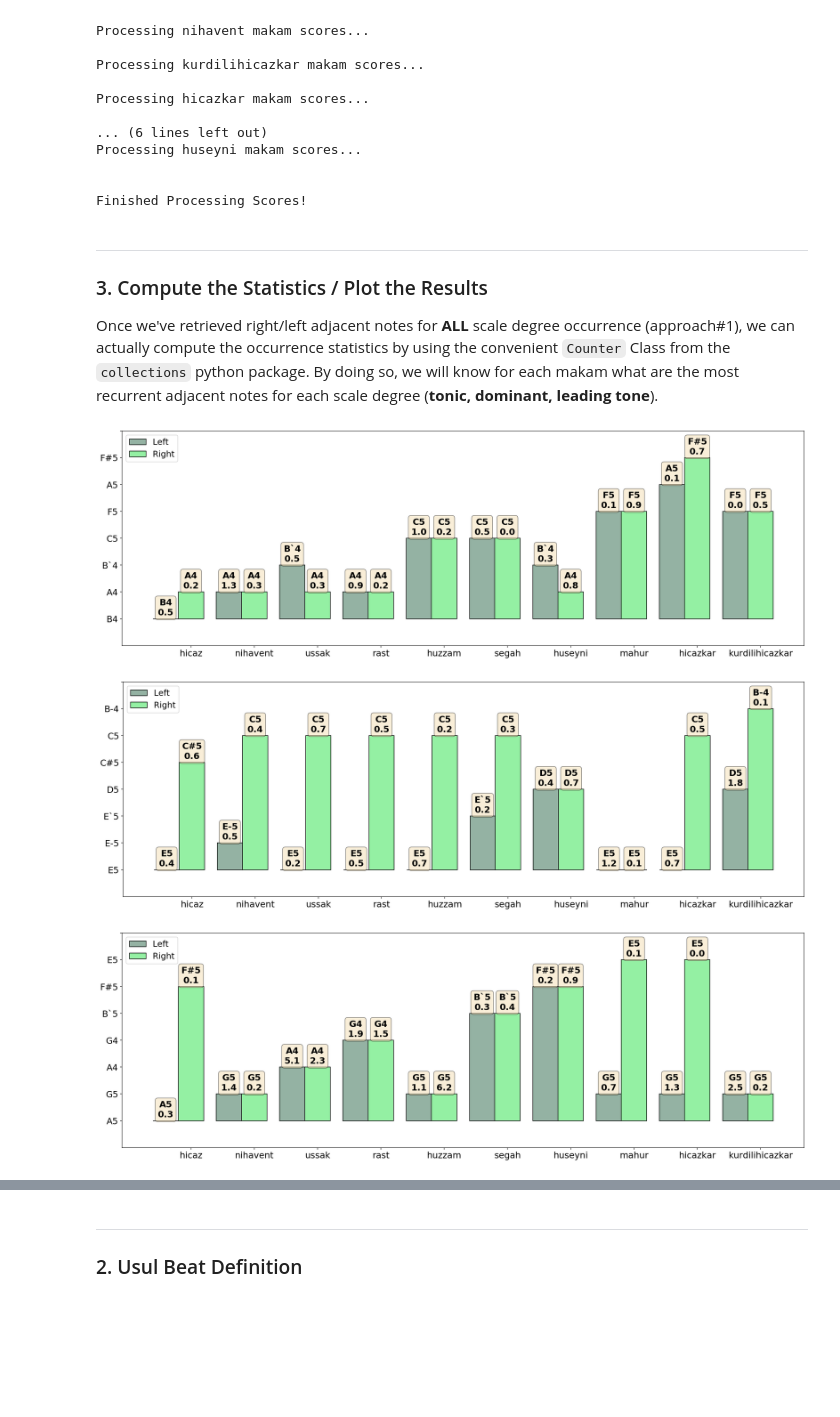
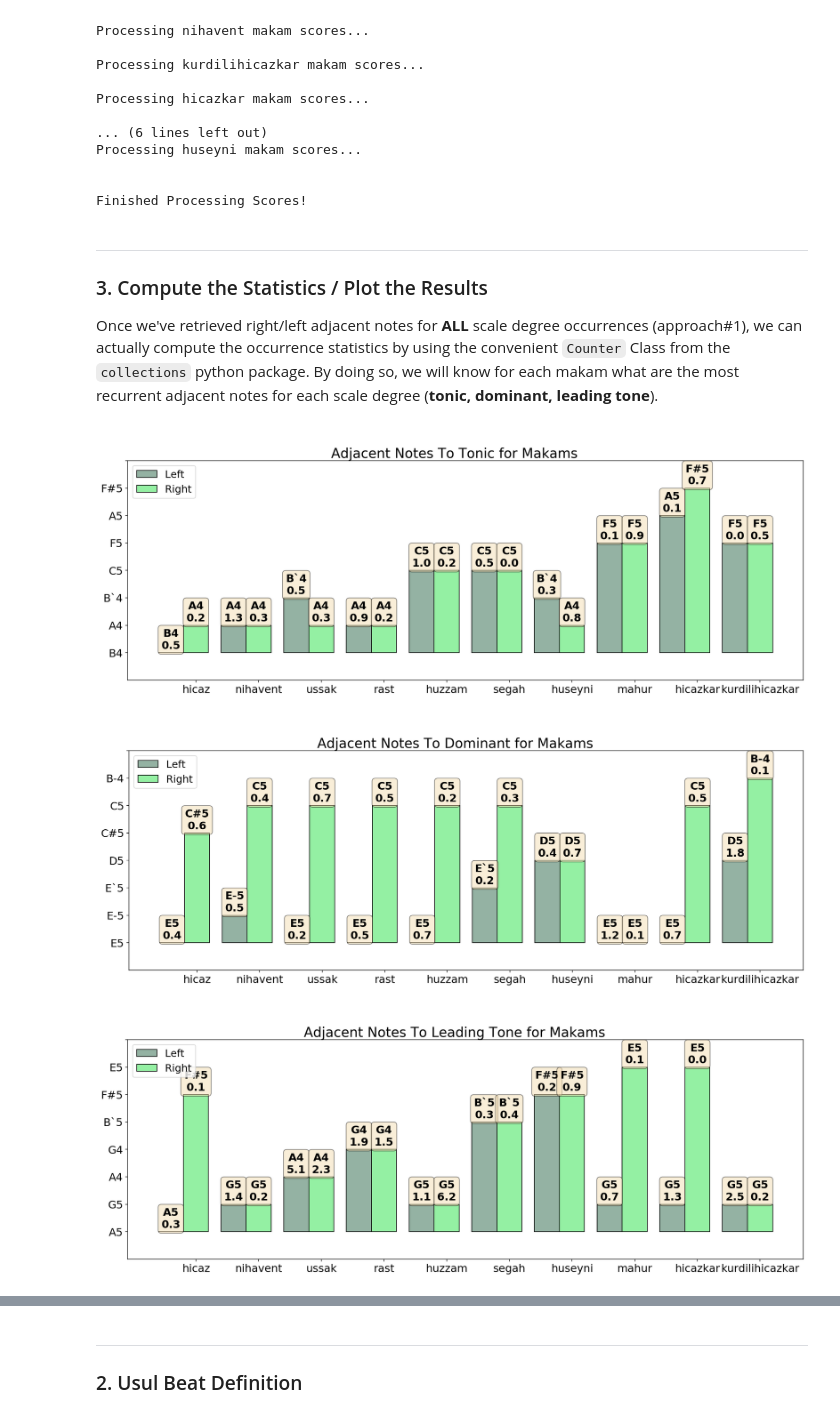
Before and after one commit to darius522/AMPL-makam-project, a Jupyter notebook: experiment_notebook.ipynb, the cells around one changed output, grey strips where cells are left out. Saved outputs shown, nothing was run; the diff lists cells and outputs as text; code cells hidden in the pictures; blank space fills up the shorter version.

````diff
--- a/experiment_notebook.ipynb
+++ b/experiment_notebook.ipynb
@@ -105,10 +105,14 @@ Now that we're clear on what scores we want to work with, we will have to:
 <a id='part12'></a>
 ### 2. Remove Key Signatures from Scores
 # %%
+from tqdm.notebook import tqdm
+from time import sleep
+
 new_score_folder = score_path+'_WithoutKeySignature'
+
 if not os.path.isdir(new_score_folder):
     os.mkdir(new_score_folder)
-    for makam in top_makams[:10]:
+    for makam in tqdm(top_makams[:10]):
         print('Processing '+makam+' scores...')
         makamDir = new_score_folder+'/'+makam
         os.mkdir(makamDir)
@@ -174,10 +195,10 @@ adjacents_notes_leadt = {key:copy.deepcopy(adjacent) for key in top_makams[:10]}
 
 for root, dirs, files in os.walk(new_score_folder):
 
-    current_makam_folder = root.split('/')[-1]
+    current_makam_folder = os.path.split(root)[-1]
     notes = dict()
 
-    if not current_makam_folder == new_score_folder.split('/')[-1]:
+    if not current_makam_folder == os.path.split(new_score_folder)[-1]:
         print('Processing '+current_makam_folder+' makam scores...')
         sleep(1.0)
         current_makam_degrees = degrees_for_makams[current_makam_folder]
@@ -239,12 +260,12 @@ Finished Processing Scores!
 ***
 ### 3. Compute the Statistics / Plot the Results
 
-Once we've retrieved right/left adjacent notes for __ALL__ scale degree occurrence (approach#1), we can actually compute the occurrence statistics by using the convenient ```Counter``` Class from the ```collections``` python package. By doing so, we will know for each makam what are the most recurrent adjacent notes for each scale degree (__tonic, dominant, leading tone__).
+Once we've retrieved right/left adjacent notes for __ALL__ scale degree occurrences (approach#1), we can actually compute the occurrence statistics by using the convenient ```Counter``` Class from the ```collections``` python package. By doing so, we will know for each makam what are the most recurrent adjacent notes for each scale degree (__tonic, dominant, leading tone__).
 # %%
 from collections import Counter
 
+# Util function taking care of attaching the discriminative score to each bar in the plot
 def autolabel(rects,labels,gaps,ax):
-    # attach some text labels
     for idx,rect in enumerate(rects):
         height = rect.get_height()
         label  = labels[idx]
@@ -272,40 +293,44 @@ def plotAdjacentNotesPerMakam(adjacent_notes=[],titles=[],save_name = ''):
 
             # Storing all stats for later plotting
             makams.append(makam)
+
+            # We compute the two most common notes
             two_most_cmn_left = Counter(adjacent_array[makam]['left']).most_common(2)
             two_most_cmn_right = Counter(adjacent_array[makam]['right']).most_common(2)
 
+            # We only store the first most common note
             lefts.append(two_most_cmn_left[0][0])
             rights.append(two_most_cmn_right[0][0])
 
+            # We then calculate the recrrence gap between the first two common note (dicriminative score)
             gaps_right.append((two_most_cmn_right[0][1] / two_most_cmn_right[1][1]) - 1.0)
             gaps_left.append((two_most_cmn_left[0][1] / two_most_cmn_left[1][1]) - 1.0)
 
+        # Plot the note as bar plot
         ind = np.arange(10)
         plt.rc('xtick', labelsize=16)
         plt.rc('ytick', labelsize=16)
         f, ax = plt.subplots(figsize=(18,6))
-        #f.suptitle(title, fontsize=20)
+        f.suptitle(title, fontsize=20)
         p1 = ax.bar(ind, lefts, 0.40,color = (0.3,0.5,0.4,0.6), edgecolor='black', tick_label=makams)
         p2 = ax.bar(ind+0.4, rights, 0.40,color = (0.3,0.9,0.4,0.6), edgecolor='black', tick_label=makams)
         ax.legend((p1[0], p2[0]), ('Left', 'Right'),loc='upper left',prop={'size': 15})
         ax.set_ylim((-1, ''))
         autolabel(p1,lefts,gaps_left,ax)
         autolabel(p2,rights,gaps_right,ax)
-        plt.tight_layout()
         if not save_name == '':
             plt.savefig(save_name+title+'.png')
         plt.show()
 # %%
 adjacent_notes = [adjacents_notes_tonic,adjacents_notes_domin,adjacents_notes_leadt]
 titles = ['\nAdjacent Notes To Tonic for Makams',
           '\nAdjacent Notes To Dominant for Makams',
           '\nAdjacent Notes To Leading Tone for Makams']
-plotAdjacentNotesPerMakam(adjacent_notes,titles,save_name='./approach1_')
+plotAdjacentNotesPerMakam(adjacent_notes,titles)
 # %% [output]
-[figure, old version]
+[figure, new version]
-[figure, old version]
+[figure, new version]
-[figure, old version]
+[figure, new version]
 # %% [markdown]
 <a id='part3'></a>
 ***
````
Also changed, not shown: parts of 14 cells of this notebook.
